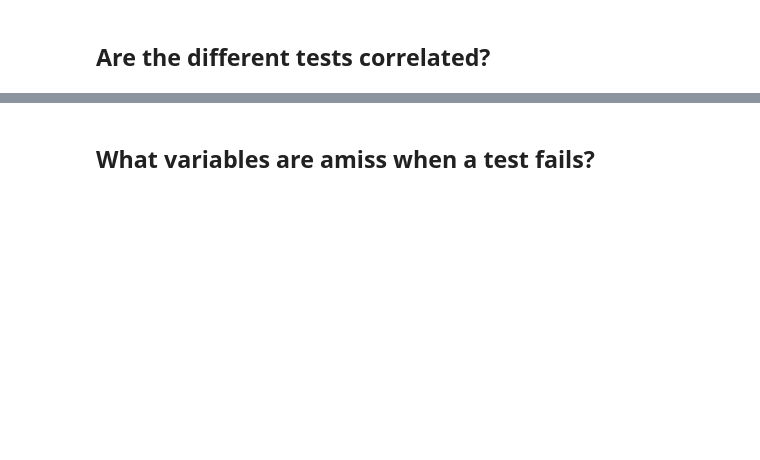
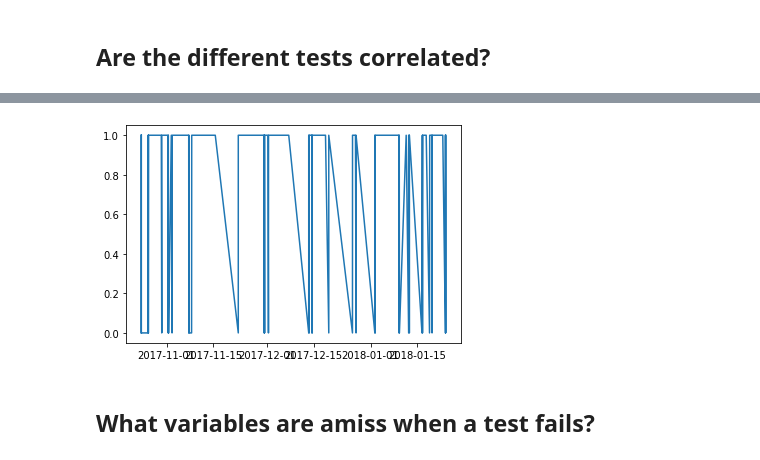
Before and after one commit to kilolux/mfg-data-analysis, a Jupyter notebook: mfg-data-analysis.ipynb, the cells around one changed output, grey strips where cells are left out. Cells and saved outputs as stored; diff of their text form; code cells hidden in the pictures; blank space fills up the shorter version.

```diff
--- a/mfg-data-analysis.ipynb
+++ b/mfg-data-analysis.ipynb
@@ -158,3 +199,19 @@ df.head()
+# %%
+# Another variable I am curious about is the timestamp.
+# Is there any correlation between when a test was performed and the results of the test?
+# Maybe a heatmap wont work, maybe a histogram instead?
+
+# test_result vs date_created
+plt.plot(df["date_created"], df["test_result"])
+plt.show()
+
+# This data is a bit noisy. Since the data spans from October 2017 to January 2018, we can bin the test data
+# into a histogram separated by Qtr (3-months.)
+
+#Plot Histogram of "total_bill" with bins parameters
+#plt.hist("test_result")
+# %% [output]
+[figure, added]
 # %% [markdown]
 ## What variables are amiss when a test fails?
 # %%
```
Also changed, not shown: parts of 10 cells of this notebook.
